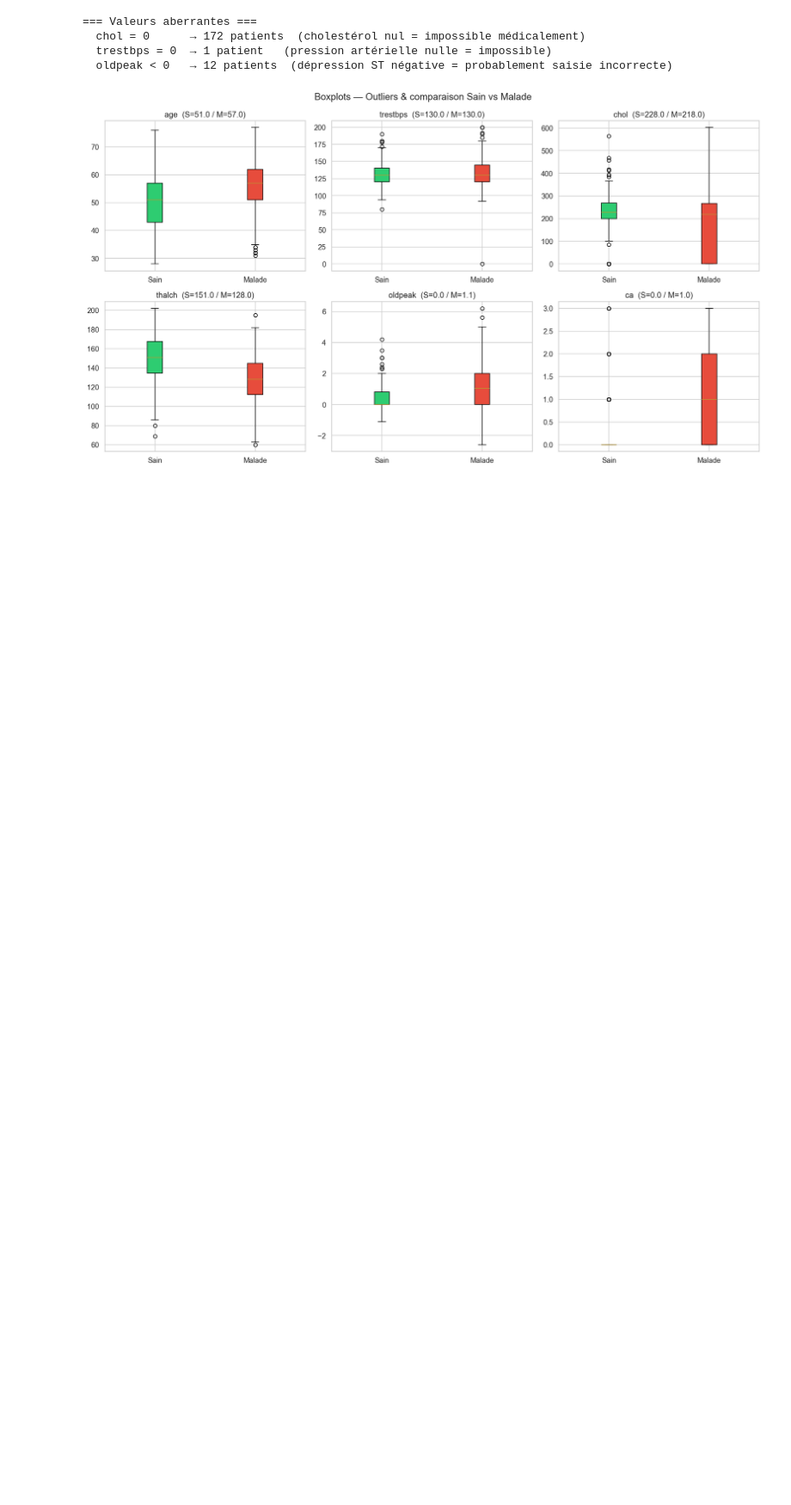
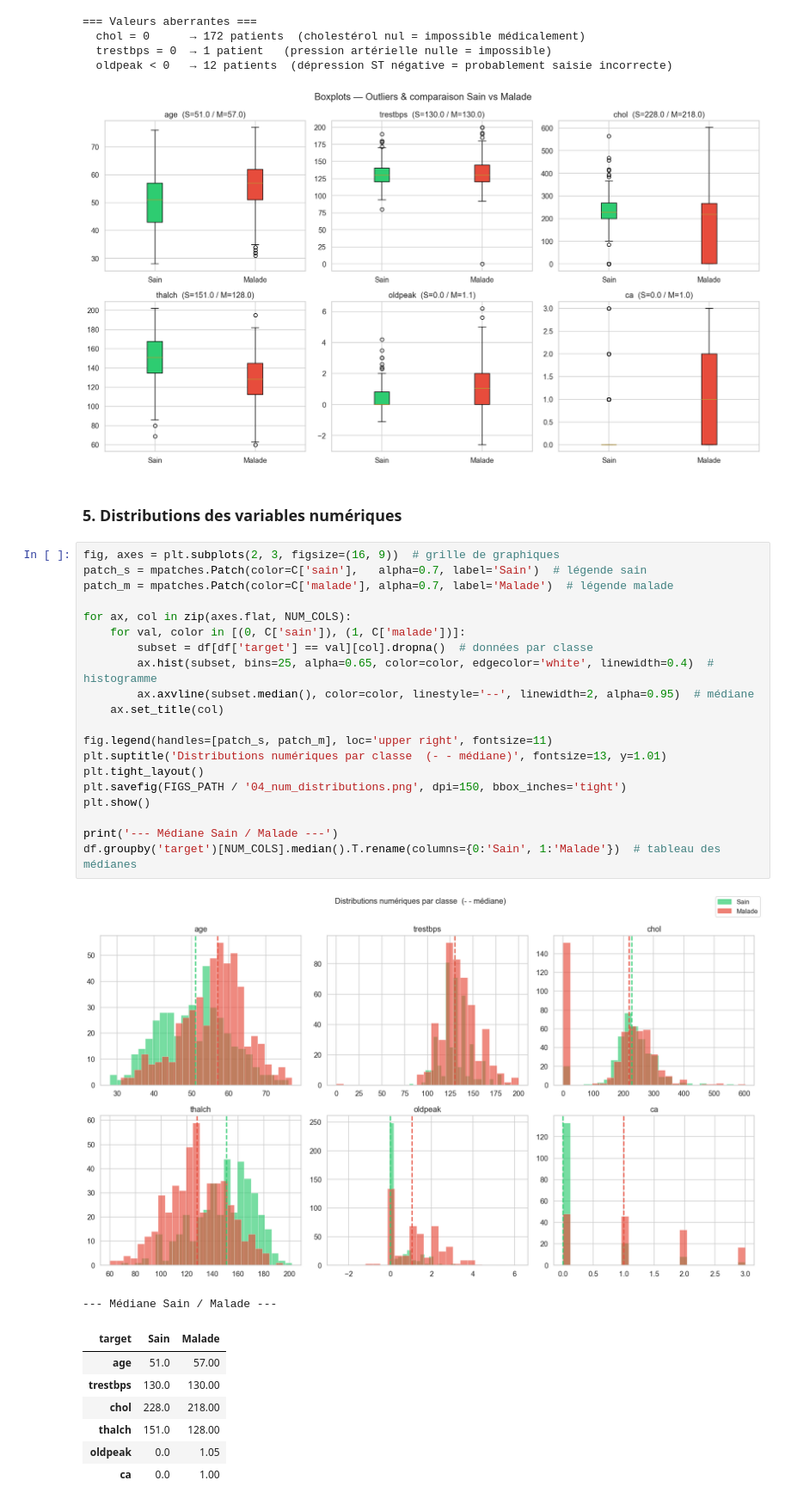
Before and after one commit to bijigunerachid/heart-disease-ml-dl-project, a Jupyter notebook: notebooks/01_EDA.ipynb, the cells around one changed output. Shown at 86% size. Cells and saved outputs as stored; diff of their text form; blank space fills up the shorter version.

Commit message:
add numeric distributions and median comparison

```diff
--- a/notebooks/01_EDA.ipynb
+++ b/notebooks/01_EDA.ipynb
@@ -231,3 +231,35 @@ plt.show()
   trestbps = 0  → 1 patient   (pression artérielle nulle = impossible)
   oldpeak < 0   → 12 patients  (dépression ST négative = probablement saisie incorrecte)
 [figure]
+# %% [markdown]
+### 5. Distributions des variables numériques
+# %%
+fig, axes = plt.subplots(2, 3, figsize=(16, 9))  # grille de graphiques
+patch_s = mpatches.Patch(color=C['sain'],   alpha=0.7, label='Sain')  # légende sain
+patch_m = mpatches.Patch(color=C['malade'], alpha=0.7, label='Malade')  # légende malade
+
+for ax, col in zip(axes.flat, NUM_COLS):
+    for val, color in [(0, C['sain']), (1, C['malade'])]:
+        subset = df[df['target'] == val][col].dropna()  # données par classe
+        ax.hist(subset, bins=25, alpha=0.65, color=color, edgecolor='white', linewidth=0.4)  # histogramme
+        ax.axvline(subset.median(), color=color, linestyle='--', linewidth=2, alpha=0.95)  # médiane
+    ax.set_title(col)
+
+fig.legend(handles=[patch_s, patch_m], loc='upper right', fontsize=11)
+plt.suptitle('Distributions numériques par classe  (- - médiane)', fontsize=13, y=1.01)
+plt.tight_layout()
+plt.savefig(FIGS_PATH / '04_num_distributions.png', dpi=150, bbox_inches='tight')
+plt.show()
+
+print('--- Médiane Sain / Malade ---')
+df.groupby('target')[NUM_COLS].median().T.rename(columns={0:'Sain', 1:'Malade'})  # tableau des médianes
+# %% [output]
+[figure, added]
+--- Médiane Sain / Malade ---
+| target | Sain | Malade |
+| age | 51.0 | 57.00 |
+| trestbps | 130.0 | 130.00 |
+| chol | 228.0 | 218.00 |
+| thalch | 151.0 | 128.00 |
+| oldpeak | 0.0 | 1.05 |
+| ca | 0.0 | 1.00 |
```
